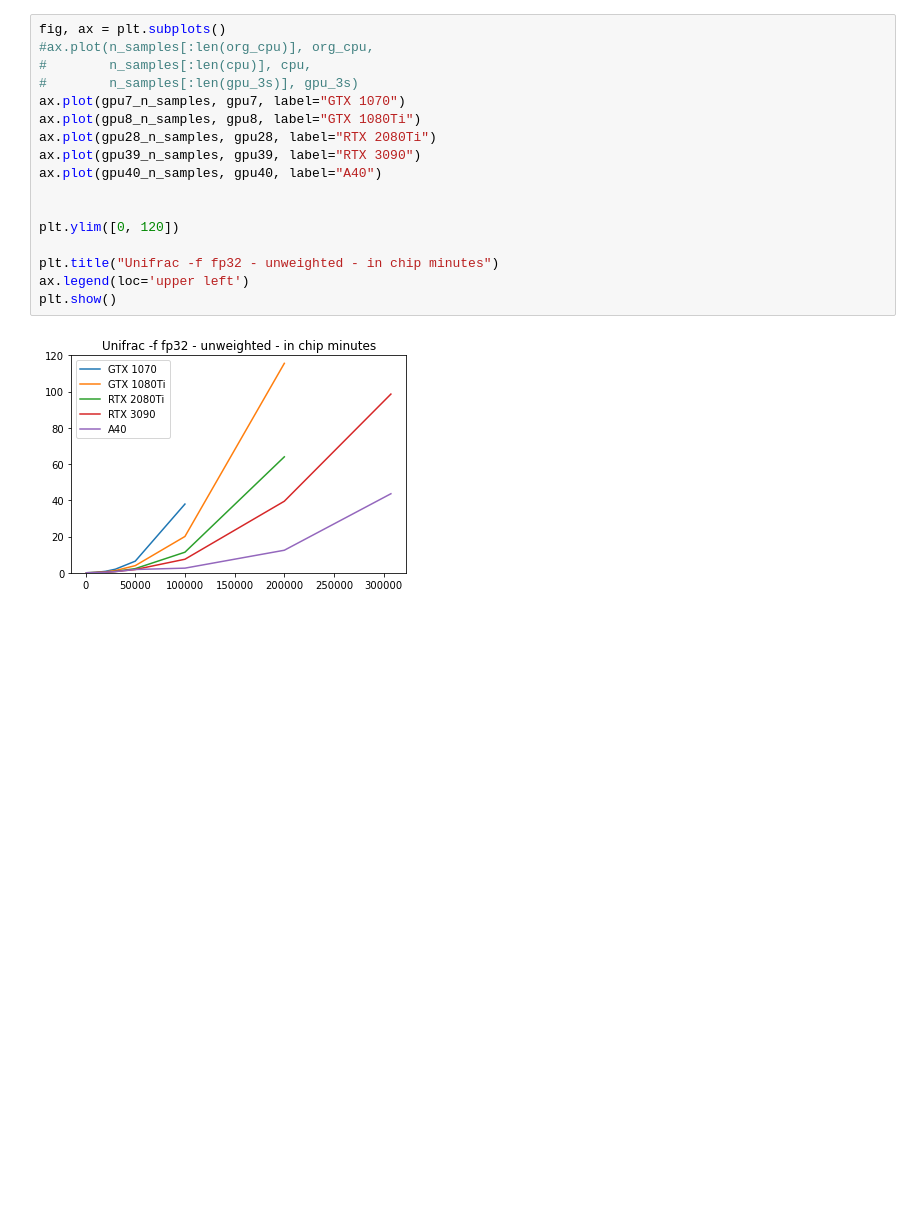
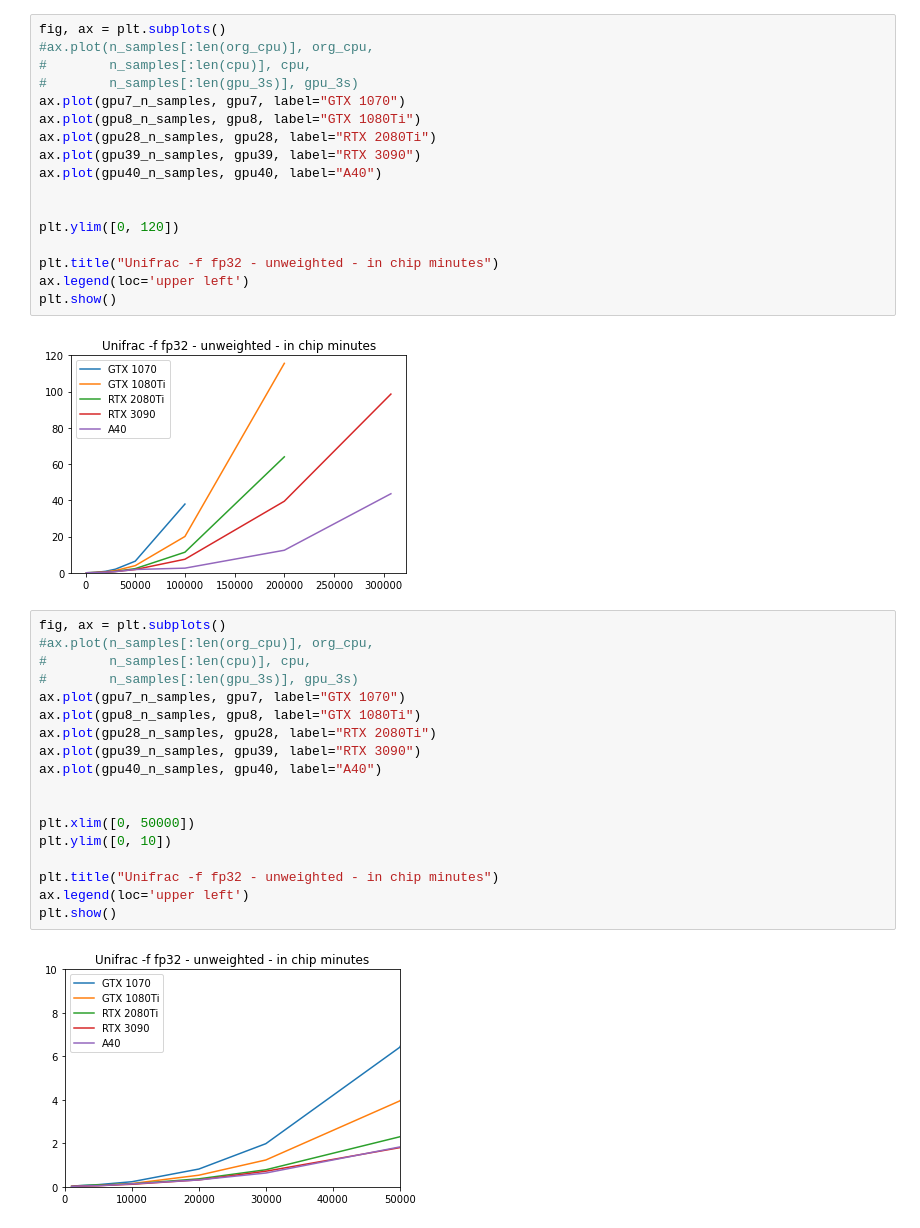
Before and after one commit to sfiligoi/unifrac, a Jupyter notebook: benchmarks/noteboks/graph_prp_uw.ipynb, the cells around one changed output. Saved outputs shown, nothing was run; the diff lists cells and outputs as text; blank space fills up the shorter version.

```diff
--- a/benchmarks/noteboks/graph_prp_uw.ipynb
+++ b/benchmarks/noteboks/graph_prp_uw.ipynb
@@ -81,3 +81,23 @@ ax.legend(loc='upper left')
 plt.show()
 # %% [output]
 [figure]
+# %%
+fig, ax = plt.subplots()
+#ax.plot(n_samples[:len(org_cpu)], org_cpu,
+#        n_samples[:len(cpu)], cpu,
+#        n_samples[:len(gpu_3s)], gpu_3s)
+ax.plot(gpu7_n_samples, gpu7, label="GTX 1070")
+ax.plot(gpu8_n_samples, gpu8, label="GTX 1080Ti")
+ax.plot(gpu28_n_samples, gpu28, label="RTX 2080Ti")
+ax.plot(gpu39_n_samples, gpu39, label="RTX 3090")
+ax.plot(gpu40_n_samples, gpu40, label="A40")
+
+
+plt.xlim([0, 50000])
+plt.ylim([0, 10])
+
+plt.title("Unifrac -f fp32 - unweighted - in chip minutes")
+ax.legend(loc='upper left')
+plt.show()
+# %% [output]
+[figure, added]
```
Also changed, not shown: 3 other files.
